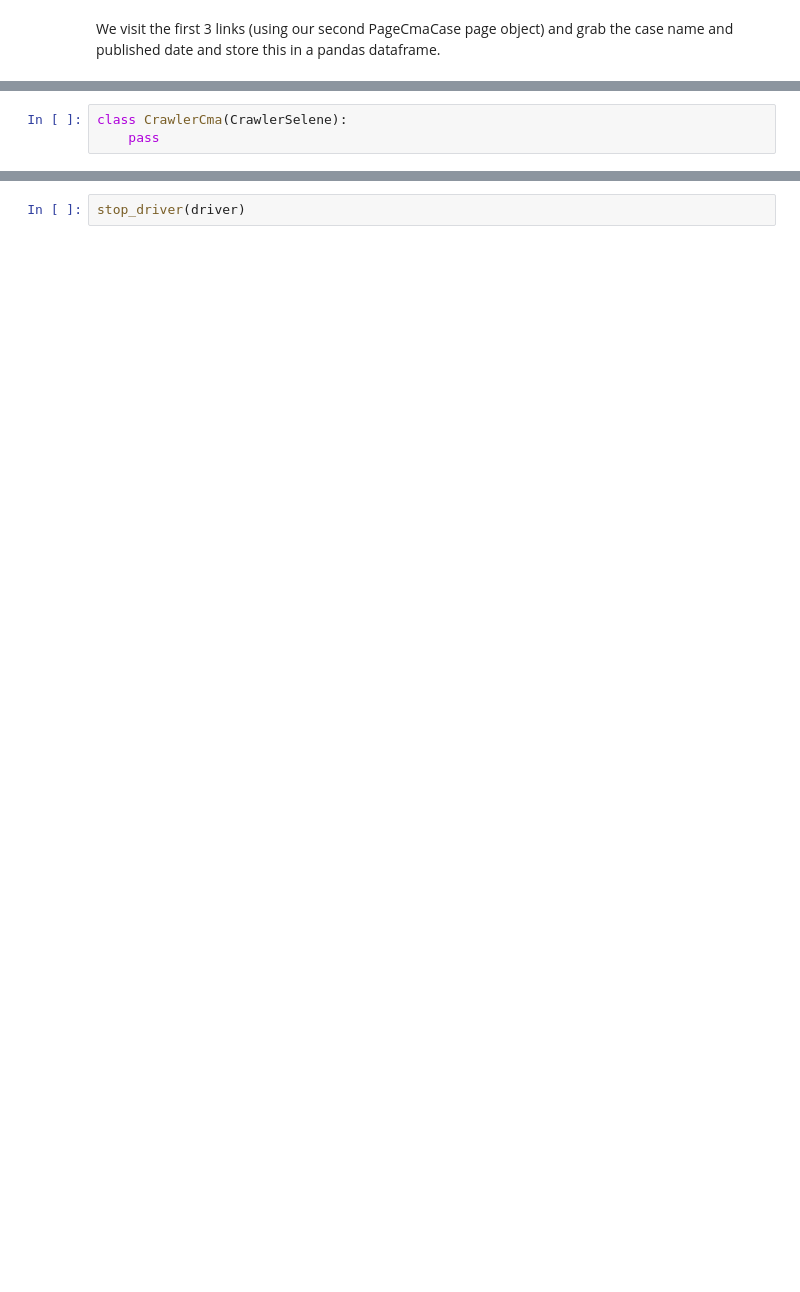
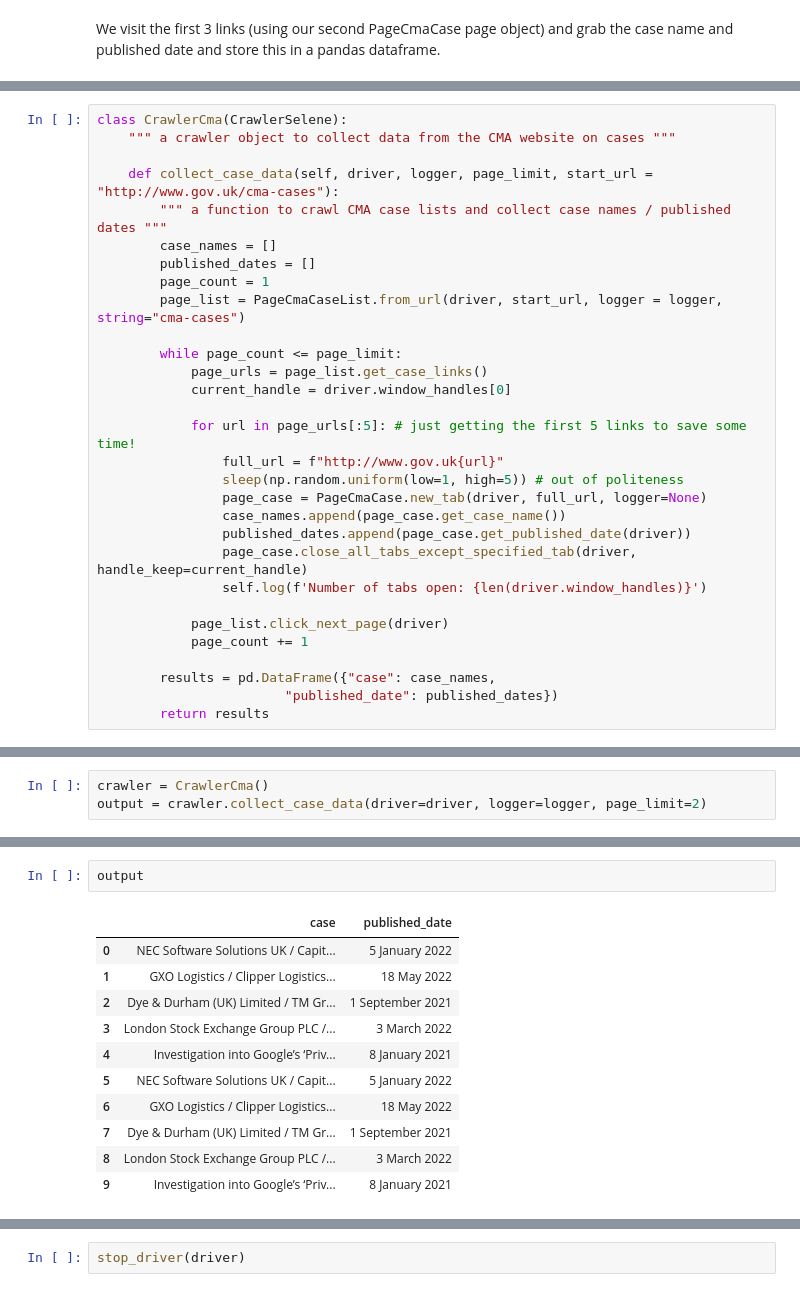
Before and after one commit to cmagovuk/selene-core, a Jupyter notebook: docs/source/websites/websites.ipynb, the cells around one changed output, grey strips where cells are left out. Cells and saved outputs as stored; diff of their text form; blank space fills up the shorter version.

```diff
--- a/docs/source/websites/websites.ipynb
+++ b/docs/source/websites/websites.ipynb
@@ -75,3 +125,30 @@ We sometimes use the selene Crawler class for executing this type of workflow, a
 # %%
 class CrawlerCma(CrawlerSelene):
-    pass
+    """ a crawler object to collect data from the CMA website on cases """
+
+    def collect_case_data(self, driver, logger, page_limit, start_url = "http://www.gov.uk/cma-cases"):
+        """ a function to crawl CMA case lists and collect case names / published dates """
+        case_names = []
+        published_dates = []
+        page_count = 1
+        page_list = PageCmaCaseList.from_url(driver, start_url, logger = logger, string="cma-cases")
+
+        while page_count <= page_limit:
+            page_urls = page_list.get_case_links()
+            current_handle = driver.window_handles[0]
+
+            for url in page_urls[:5]: # just getting the first 5 links to save some time!
+                full_url = f"http://www.gov.uk{url}"
+                sleep(np.random.uniform(low=1, high=5)) # out of politeness
+                page_case = PageCmaCase.new_tab(driver, full_url, logger=None)
+                case_names.append(page_case.get_case_name())
+                published_dates.append(page_case.get_published_date(driver))
+                page_case.close_all_tabs_except_specified_tab(driver, handle_keep=current_handle)
+                self.log(f'Number of tabs open: {len(driver.window_handles)}')
+
+            page_list.click_next_page(driver)
+            page_count += 1
+
+        results = pd.DataFrame({"case": case_names,
+                        "published_date": published_dates})
+        return results
@@ -77,0 +157,3 @@ class CrawlerCma(CrawlerSelene):
+# %%
+crawler = CrawlerCma()
+output = crawler.collect_case_data(driver=driver, logger=logger, page_limit=2)
@@ -77,0 +181,14 @@ class CrawlerCma(CrawlerSelene):
+# %%
+output
+# %% [output]
+|  | case | published_date |
+| 0 | NEC Software Solutions UK / Capit... | 5 January 2022 |
+| 1 | GXO Logistics / Clipper Logistics... | 18 May 2022 |
+| 2 | Dye & Durham (UK) Limited / TM Gr... | 1 September 2021 |
+| 3 | London Stock Exchange Group PLC /... | 3 March 2022 |
+| 4 | Investigation into Google’s ‘Priv... | 8 January 2021 |
+| 5 | NEC Software Solutions UK / Capit... | 5 January 2022 |
+| 6 | GXO Logistics / Clipper Logistics... | 18 May 2022 |
+| 7 | Dye & Durham (UK) Limited / TM Gr... | 1 September 2021 |
+| 8 | London Stock Exchange Group PLC /... | 3 March 2022 |
+| 9 | Investigation into Google’s ‘Priv... | 8 January 2021 |
```
Also changed, not shown: parts of 15 cells of this notebook.
